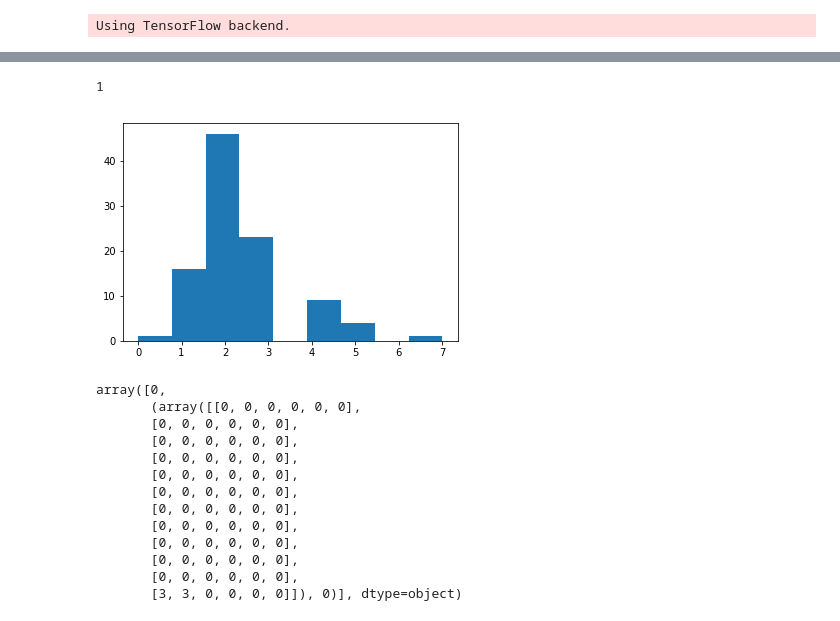
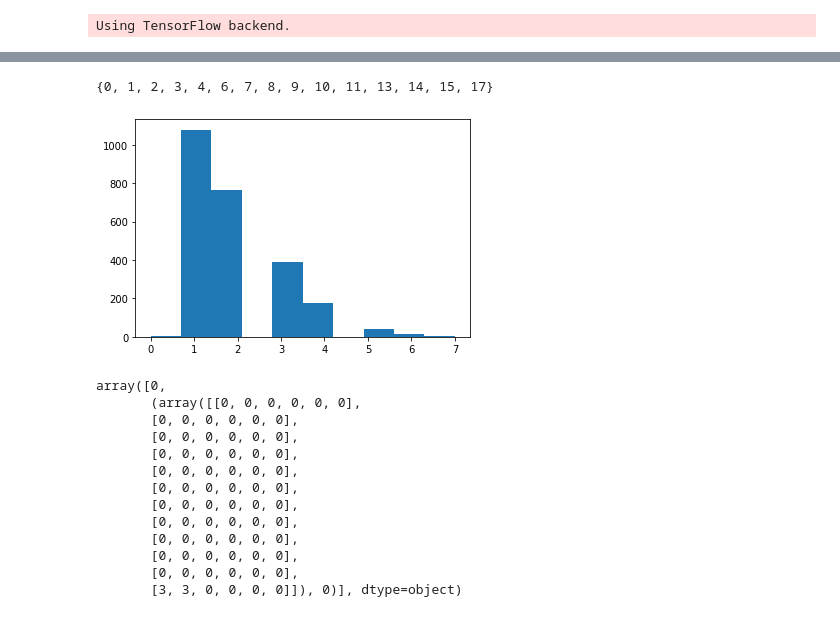
Before and after one commit to Arraytionary/deeply, a Jupyter notebook: projectP.ipynb, the cells around one changed output, grey strips where cells are left out. Cells and saved outputs as stored; diff of their text form; code cells hidden in the pictures.

```diff
--- a/projectP.ipynb
+++ b/projectP.ipynb
@@ -399,9 +421,10 @@ new_target.shape
 # %%
-plt.hist(chain_plot, bins = 9)
-chain_plot.count(0)
+plt.hist(chain_plot)
+# chain_plot.count(0)
+set(move)
 # %% [output]
-1
+{0, 1, 2, 3, 4, 6, 7, 8, 9, 10, 11, 13, 14, 15, 17}
-[figure, old version]
+[figure, new version]
 # %%
 a = get_next()
 b = new_board()
```
Also changed, not shown: parts of 9 cells of this notebook, 1 other file.
